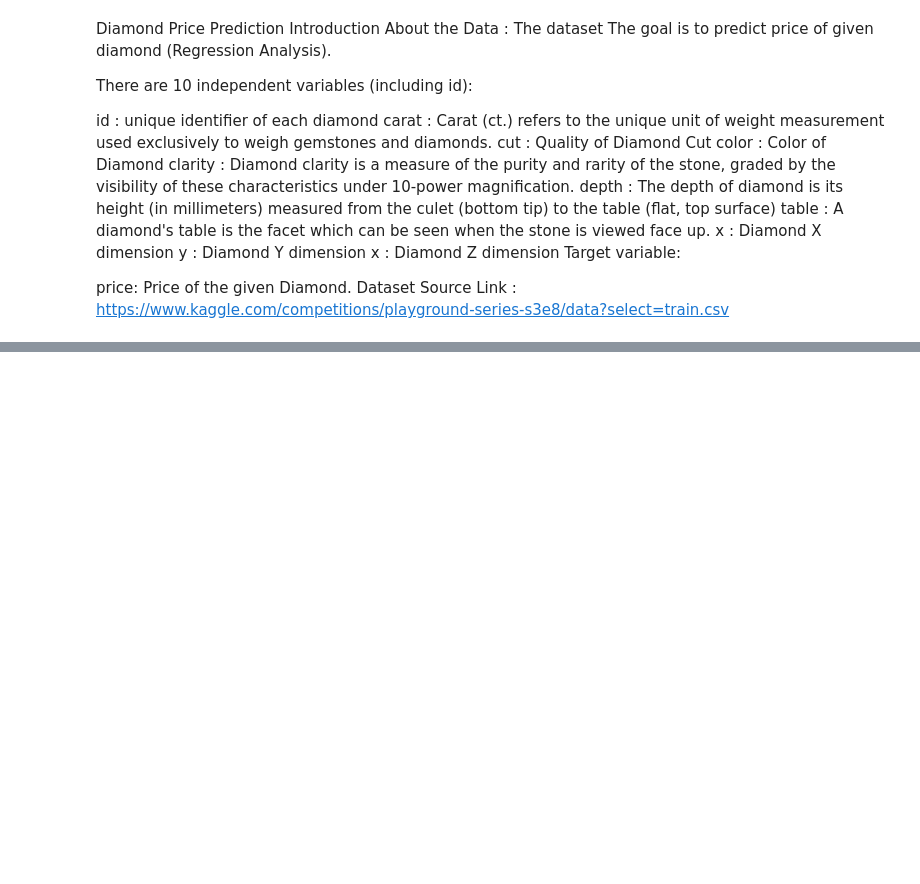
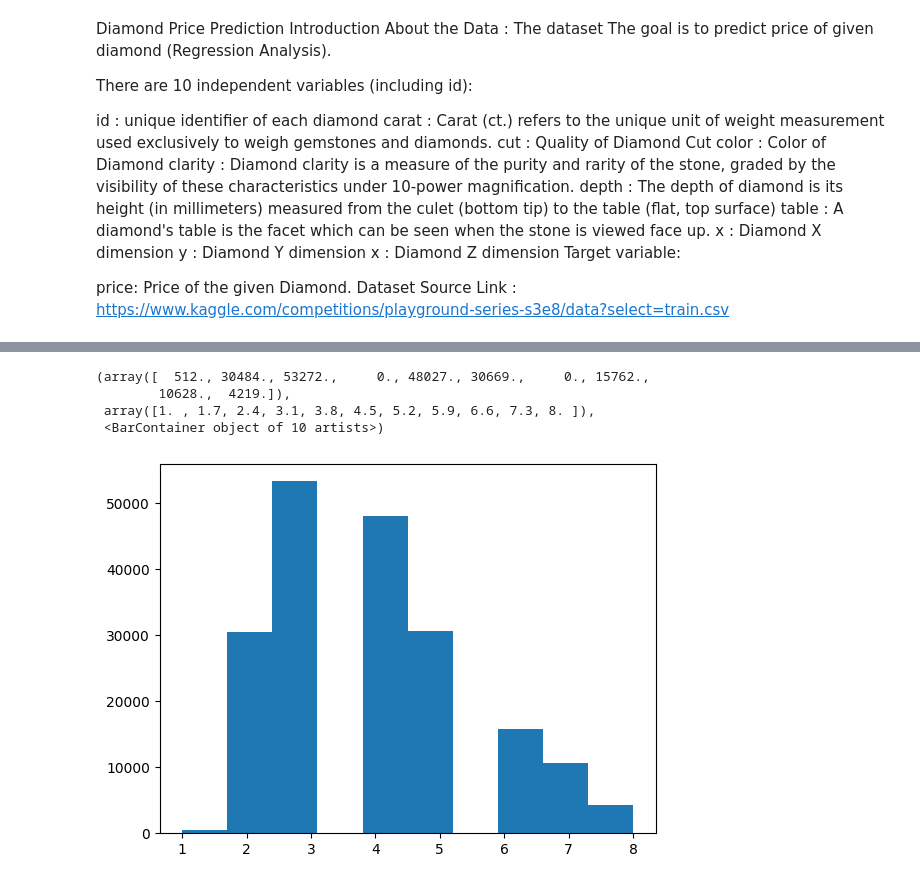
Before and after one commit to dprasanthkumar/House_rating, a Jupyter notebook: notebooks/EDA.ipynb, the cells around one changed output, grey strips where cells are left out. Cells and saved outputs as stored; diff of their text form; code cells hidden in the pictures; blank space fills up the shorter version.

```diff
--- a/notebooks/EDA.ipynb
+++ b/notebooks/EDA.ipynb
@@ -39,0 +370,2 @@ pd.read_csv("data/gemstone.csv")
+# %%
+cut_map={"Fair":1,"Good":2,"Very Good":3,"Premium":4,"Ideal":5}
@@ -39,0 +377,2 @@ pd.read_csv("data/gemstone.csv")
+# %%
+clarity_map = {"I1":1,"SI2":2 ,"SI1":3 ,"VS2":4 , "VS1":5 , "VVS2":6 , "VVS1":7 ,"IF":8}
@@ -39,0 +383,8 @@ pd.read_csv("data/gemstone.csv")
+# %%
+color_map = {"D":1 ,"E":2 ,"F":3 , "G":4 ,"H":5 , "I":6, "J":7}
+# %%
+df['cut']=df['cut'].map(cut_map)
+#df['cut']=df['cut'].replace(cut_map)
+df['clarity'] = df['clarity'].map(clarity_map)
+#df['clarity'] = df['clarity'].replace(clarity_map)
+df['color'] = df['color'].map(color_map)
@@ -39,0 +400,8 @@ pd.read_csv("data/gemstone.csv")
+# %%
+plt.hist(data=df,x='clarity')
+# %% [output]
+(array([  512., 30484., 53272.,     0., 48027., 30669.,     0., 15762.,
+        10628.,  4219.]),
+ array([1. , 1.7, 2.4, 3.1, 3.8, 4.5, 5.2, 5.9, 6.6, 7.3, 8. ]),
+ <BarContainer object of 10 artists>)
+[figure, added]
```
Also changed, not shown: parts of 37 cells of this notebook.
